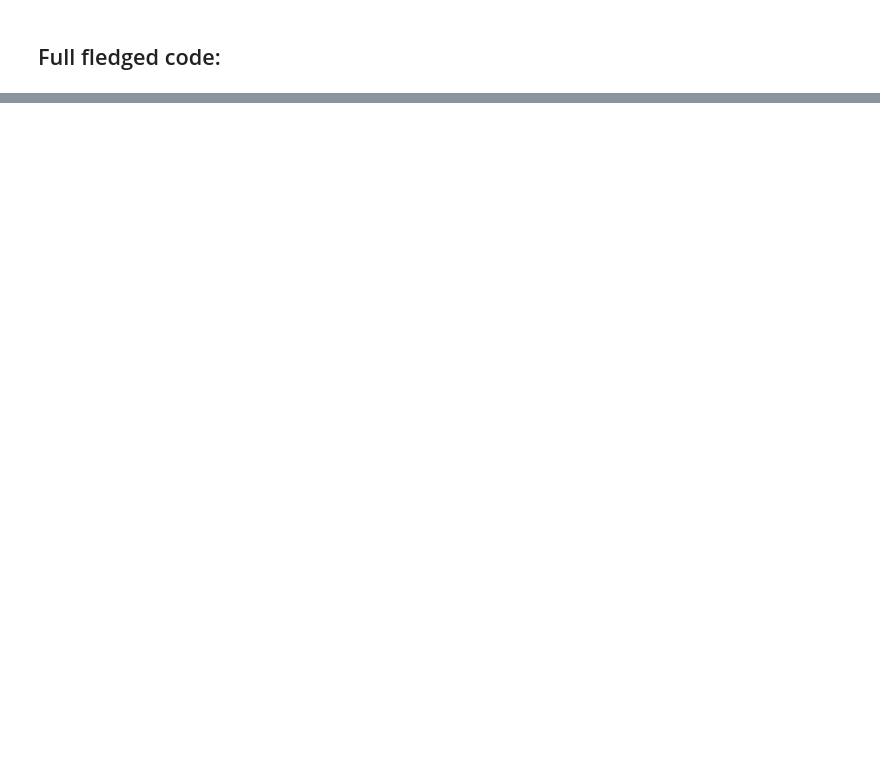
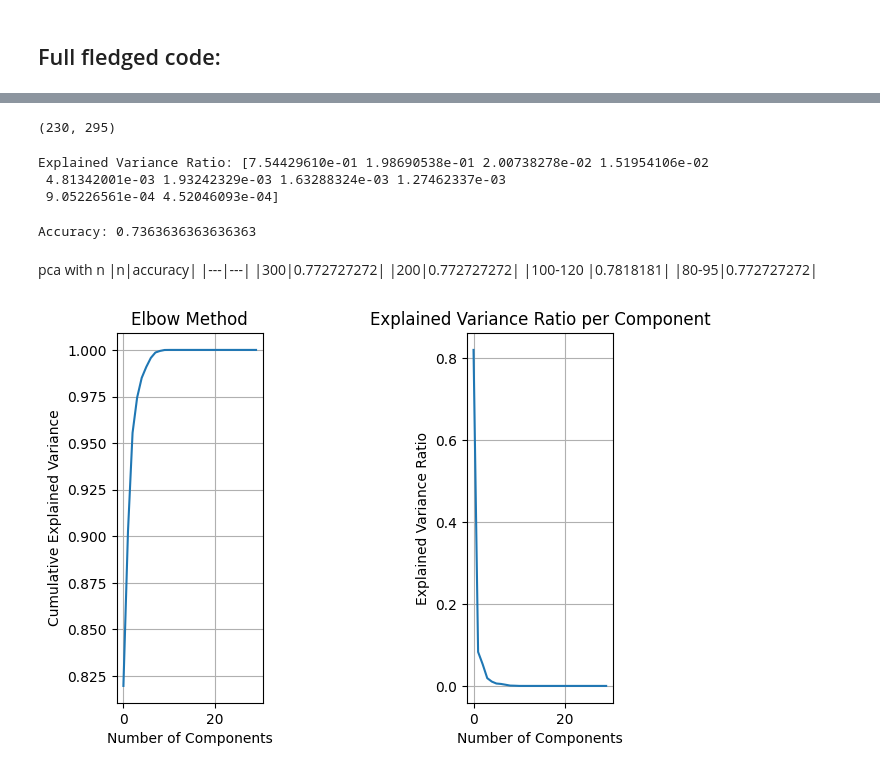
Before and after one commit to lakshmi-warrier/nafld-detection, a Jupyter notebook: us_scan_model/img_predict.ipynb, the cells around one changed output, grey strips where cells are left out. Cells and saved outputs as stored; diff of their text form; code cells hidden in the pictures; blank space fills up the shorter version.

```diff
--- a/us_scan_model/img_predict.ipynb
+++ b/us_scan_model/img_predict.ipynb
@@ -2,7 +2,8 @@
 # !pip install scipy
 # %%
 from scipy.io import loadmat
-annots = loadmat('dataset_liver_bmodes_steatosis_assessment_IJCARS.mat')
+
+loaded_dataset = loadmat("dataset_liver_bmodes_steatosis_assessment_IJCARS.mat")
 # %%
 import matplotlib.pyplot as plt
 import pandas as pd
@@ -181,0 +225,4 @@ plt.imsave(f"roi/{filename}", dum_im, cmap="grey" )
+# %%
+df["images"][0].shape
+# %% [output]
+(230, 295)
@@ -181,0 +277,68 @@ plt.imsave(f"roi/{filename}", dum_im, cmap="grey" )
+# %%
+print("Explained Variance Ratio:", pca.explained_variance_ratio_)
+# %% [output]
+Explained Variance Ratio: [7.54429610e-01 1.98690538e-01 2.00738278e-02 1.51954106e-02
+ 4.81342001e-03 1.93242329e-03 1.63288324e-03 1.27462337e-03
+ 9.05226561e-04 4.52046093e-04]
+# %%
+from sklearn.model_selection import train_test_split
+from sklearn.decomposition import PCA
+from sklearn.svm import SVC
+from sklearn.metrics import accuracy_score
+
+# X = np.vstack(df['images'].apply(lambda x: x.flatten()))
+y = df[["class"]]
+# Step 1: Split Data
+# X_train, X_test, y_train, y_test = train_test_split(X, y, test_size=0.2, random_state=42)
+X_train, X_test, y_train, y_test = train_test_split(
+    feature_matrix, y, test_size=0.2, random_state=42
+)
+# %%
+scaler = StandardScaler()
+scaled_features = scaler.fit_transform(feature_matrix)
+
+# Step 2: Feature Transformation (PCA)
+pca = PCA(n_components=8)
+X_train_pca = pca.fit_transform(X_train)
+X_test_pca = pca.transform(X_test)
+# Convert column vector y to a 1D array
+y_train = np.ravel(y_train)
+y_test = np.ravel(y_test)
+# %%
+# Step 3: Train SVM classifier
+clf = SVC()
+clf.fit(X_train_pca, y_train)
+
+
+# Step 4: Predict and Evaluate
+y_pred = clf.predict(X_test_pca)
+accuracy = accuracy_score(y_test, y_pred)
+print("Accuracy:", accuracy)
+# %% [output]
+Accuracy: 0.7363636363636363
+# %% [markdown]
+pca with n
+|n|accuracy|
+|---|---|
+|300|0.772727272|
+|200|0.772727272|
+|100-120 |0.7818181|
+|80-95|0.772727272|
+# %%
+# Plot first image
+plt.subplot(1, 3, 1)
+plt.plot(np.cumsum(pca.explained_variance_ratio_))
+plt.xlabel("Number of Components")
+plt.ylabel("Cumulative Explained Variance")
+plt.title("Elbow Method")
+plt.grid(True)
+
+# Method 2: Cumulative Variance
+plt.subplot(1, 3, 3)
+plt.plot(pca.explained_variance_ratio_)
+plt.xlabel("Number of Components")
+plt.ylabel("Explained Variance Ratio")
+plt.title("Explained Variance Ratio per Component")
+plt.grid(True)
+# %% [output]
+[figure, added]
```
Also changed, not shown: parts of 24 cells of this notebook, 2 other files.
